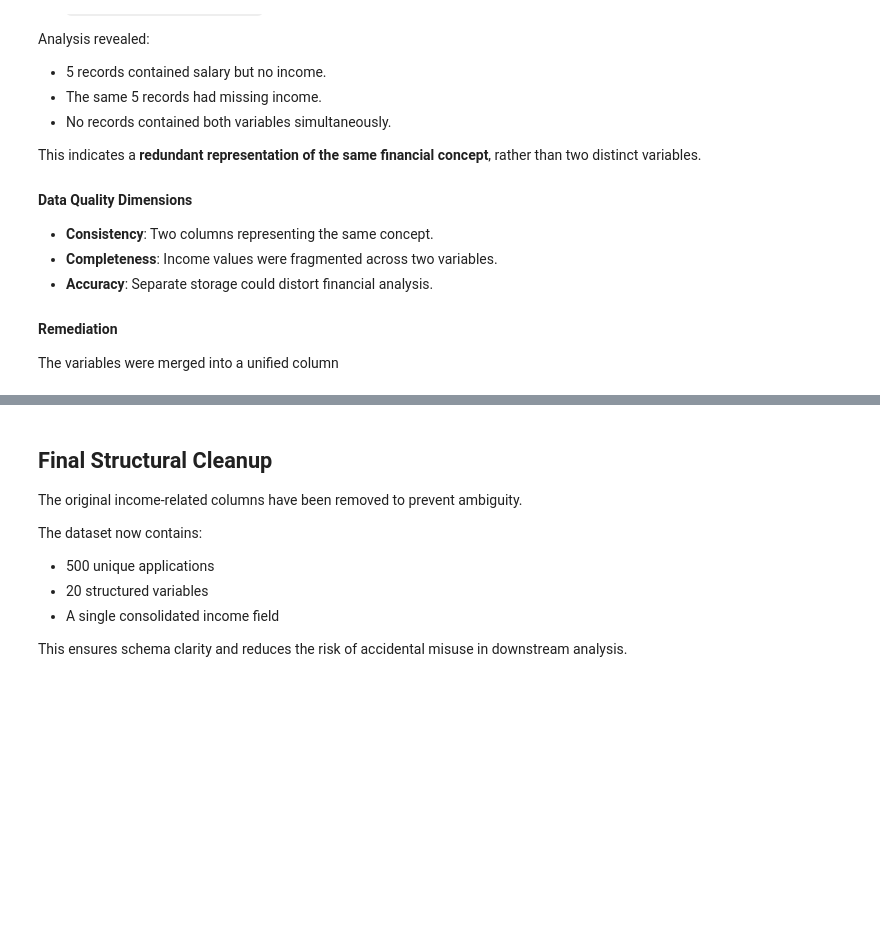
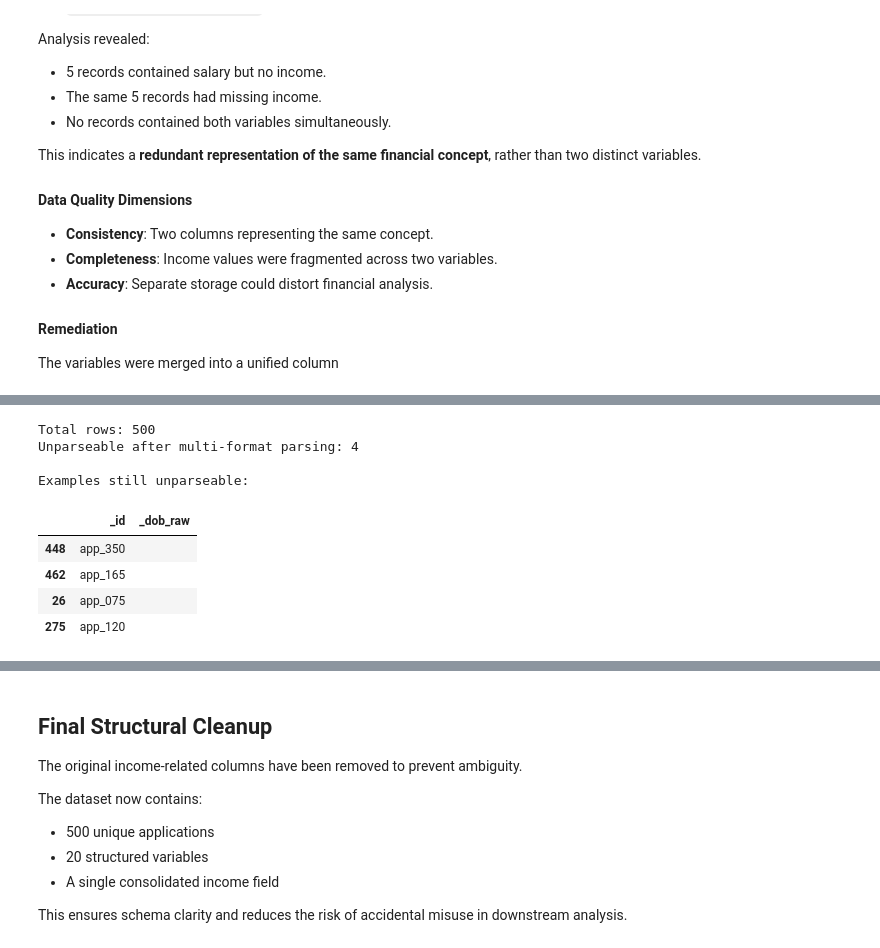
Before and after one commit to lauraaandrada/dego-project-team2, a Jupyter notebook: notebooks/01-Data-Quality.ipynb, the cells around one changed output, grey strips where cells are left out. Saved outputs shown, nothing was run; the diff lists cells and outputs as text; code cells hidden in the pictures; blank space fills up the shorter version.

```diff
--- a/notebooks/01-Data-Quality.ipynb
+++ b/notebooks/01-Data-Quality.ipynb
@@ -616,0 +645,47 @@ df_clean.shape
+# %%
+# ============================================================
+# DOB remediation: normalize separators + multi-format parsing
+# ============================================================
+
+dob_col = "applicant_info.date_of_birth"
+
+# Normalize separators ( / -> - ) and strip spaces
+dob_clean = df["_dob_raw"].astype(str).str.strip().str.replace("/", "-", regex=False)
+
+def parse_multi_format(series: pd.Series) -> pd.Series:
+    s = series.copy()
+    out = pd.Series(pd.NaT, index=s.index)
+
+    # Try formats in order (most unambiguous first)
+    formats = ["%Y-%m-%d", "%d-%m-%Y", "%m-%d-%Y"]
+
+    remaining = s.index
+    for fmt in formats:
+        parsed = pd.to_datetime(s.loc[remaining], format=fmt, errors="coerce")
+        ok = parsed.notna()
+        out.loc[remaining[ok]] = parsed.loc[ok]
+        remaining = remaining[~ok]
+        if len(remaining) == 0:
+            break
+
+    return out
+
+df[dob_col] = parse_multi_format(dob_clean)
+
+print("Total rows:", len(df))
+print("Unparseable after multi-format parsing:", df[dob_col].isna().sum())
+
+# Show examples that still fail
+bad_examples = df.loc[df[dob_col].isna(), ["_id", "_dob_raw"]].head(15)
+print("\nExamples still unparseable:")
+display(bad_examples)
+# %% [output]
+Total rows: 500
+Unparseable after multi-format parsing: 4
+
+Examples still unparseable:
+|  | _id | _dob_raw |
+| 448 | app_350 |  |
+| 462 | app_165 |  |
+| 26 | app_075 |  |
+| 275 | app_120 |  |
```
Also changed, not shown: parts of 27 cells of this notebook.
